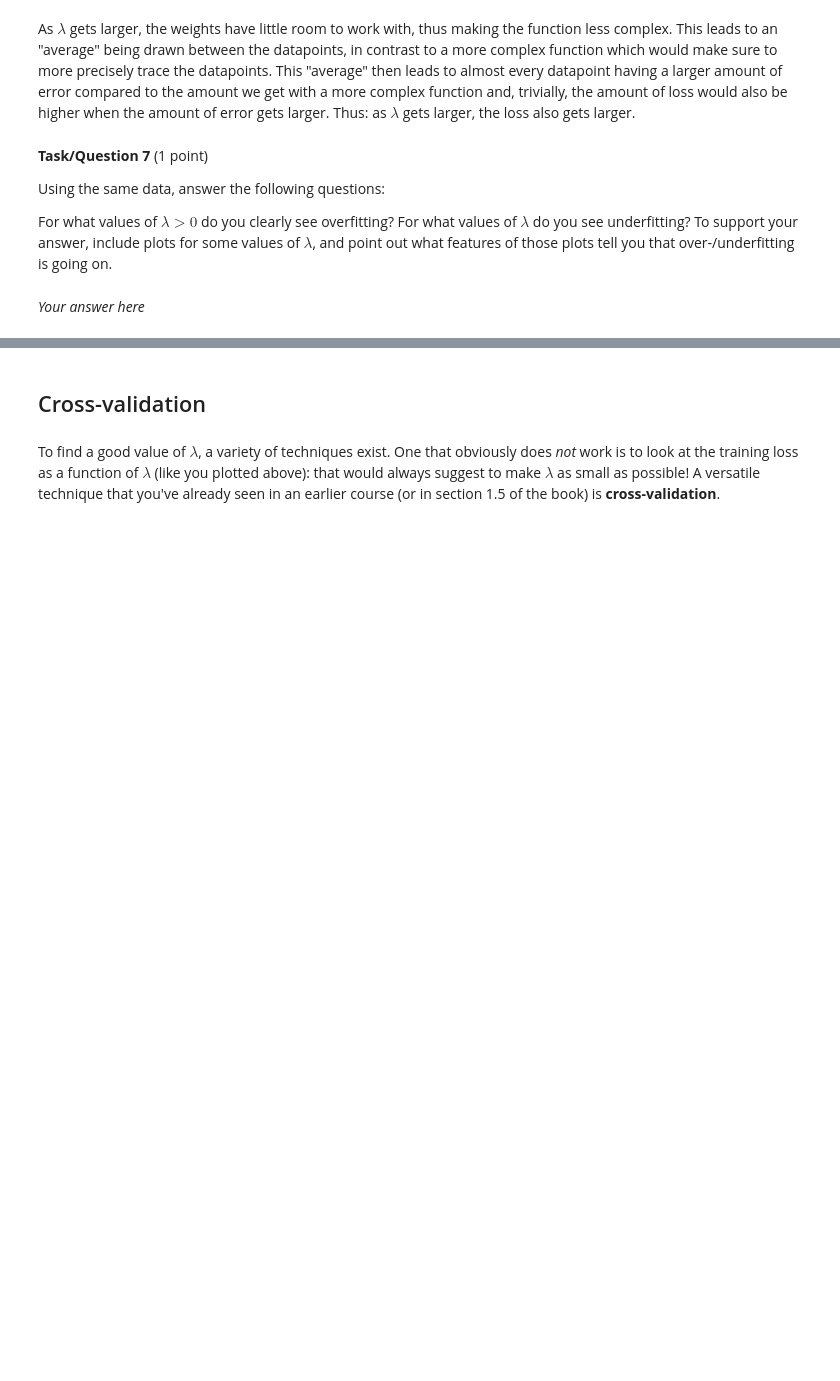
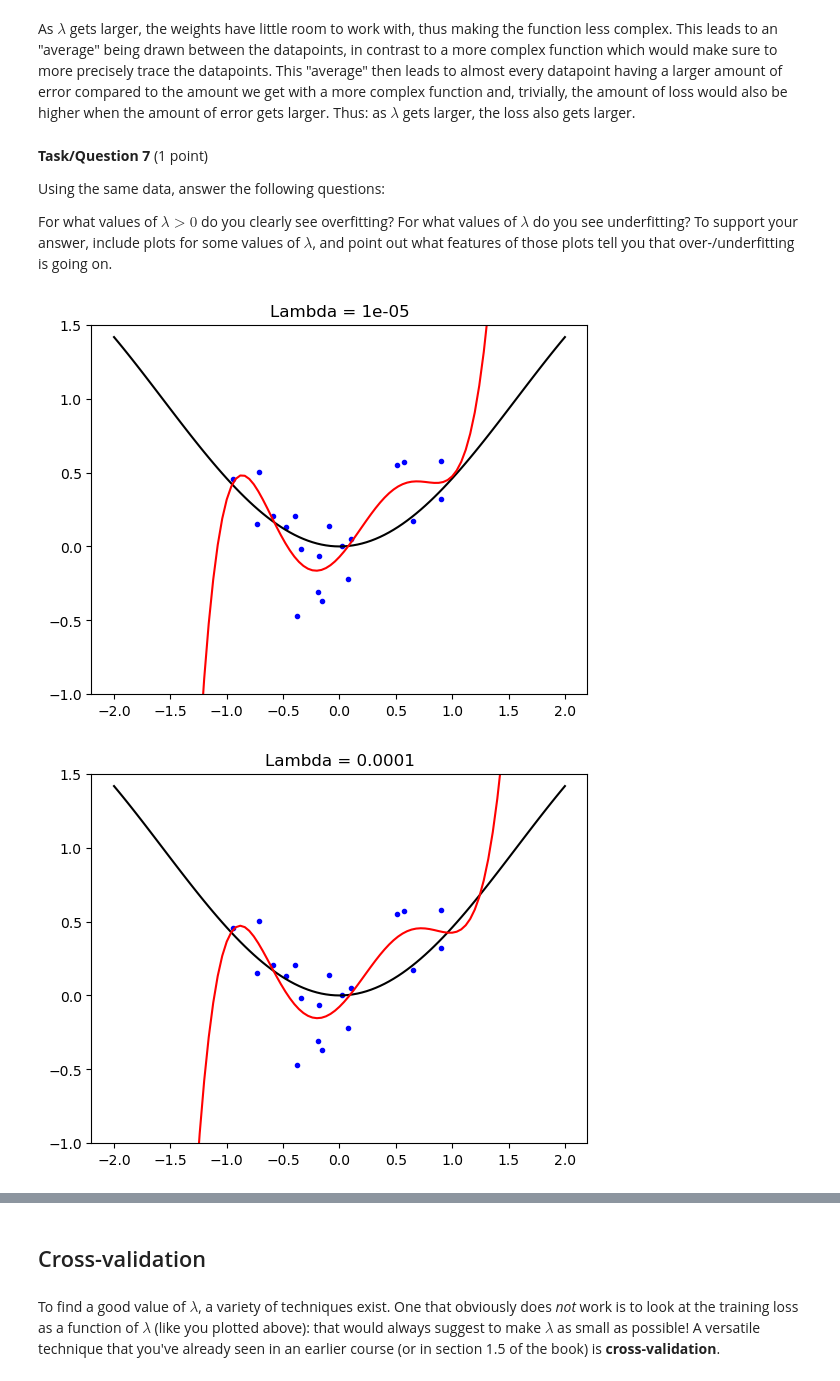
Before and after one commit to jtruijman/ML_Olivier, a Jupyter notebook: ML2024_assignment1.ipynb, the cells around one changed output, grey strips where cells are left out. Drawn from its saved outputs; the diff is of its cells as text; code cells hidden in the pictures; blank space fills up the shorter version.

```diff
--- a/ML2024_assignment1.ipynb
+++ b/ML2024_assignment1.ipynb
@@ -132,7 +132,7 @@ The function provided below will plot the target function $1 - \cos(x)$, a regre
 # %%
 import matplotlib.pyplot as plt
 
-def plot_regression_result(xs_train, t_train, w, include_target_function=True):
+def plot_regression_result(xs_train, t_train, w, title ="", include_target_function=True):
     # Create analogues for x_scalars and X, but for a grid of evenly spaced points between -2 and 2.
     xs_plot = np.linspace(-2, 2, 101)
     X_plot = compute_X_matrix(xs_plot)
@@ -141,6 +141,7 @@ def plot_regression_result(xs_train, t_train, w, include_target_function=True):
     plt.scatter(xs_train, t_train, c='blue', marker=".") # training data
     plt.plot(xs_plot, X_plot @ w, c='red') # regression function
     plt.ylim(-1, 1.5)
+    plt.title(title)
     plt.show()
 # %% [markdown]
 **Task 4** (1 point)
@@ -218,2 +217,6 @@ For what values of $\lambda > 0$ do you clearly see overfitting? For what values
-# %% [markdown]
-*Your answer here*
+# %%
+for n in range(0, len(lambdas)):
+    plot_regression_result(test_x, test_t, fit_ridge(test_X, test_t, lambdas[n]), f"Lambda = {lambdas[n]}")
+# %% [output]
+[figure, added]
+[figure, added]
```
Also changed, not shown: parts of 3 cells of this notebook.
